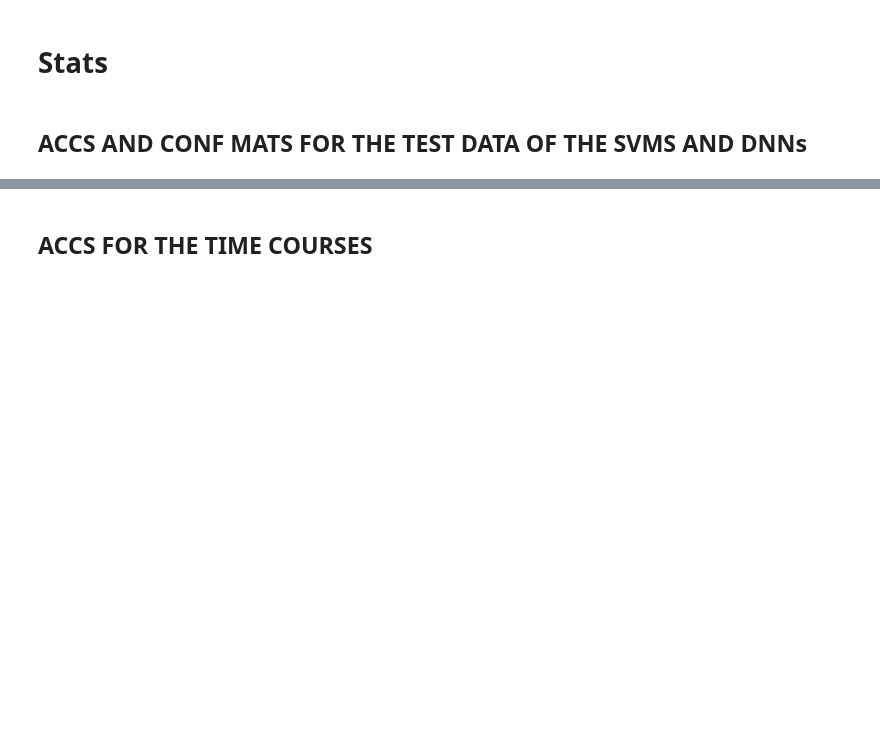
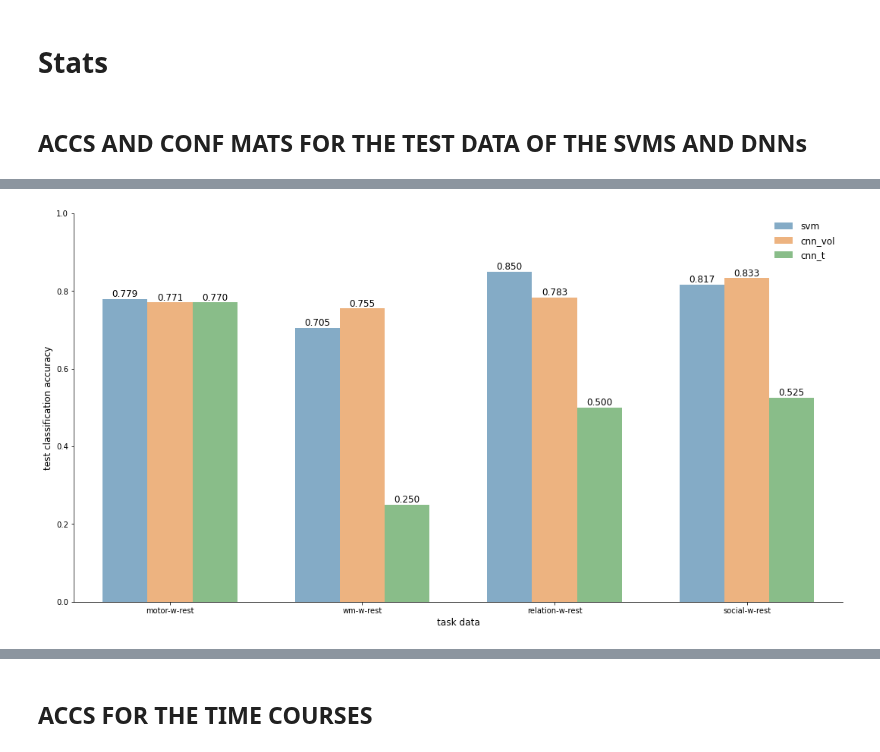
Before and after one commit to PhilippS893/thesis_code_and_analyses, a Jupyter notebook: 06_real-time_simulation/real-time_simulation.ipynb, the cells around one changed output, grey strips where cells are left out. Saved outputs shown, nothing was run; the diff lists cells and outputs as text; code cells hidden in the pictures; blank space fills up the shorter version.

Commit message:
added some real-time simulation things

```diff
--- a/06_real-time_simulation/real-time_simulation.ipynb
+++ b/06_real-time_simulation/real-time_simulation.ipynb
@@ -369,3 +372,11 @@ plt.rc('legend', fontsize=SMALL_SIZE)    # legend fontsize
 plt.rc('figure', titlesize=BIGGER_SIZE)  # fontsize of the figure title
 # %% [markdown]
 ## ACCS AND CONF MATS FOR THE TEST DATA OF THE SVMS AND DNNs
+# %%
+# svm accs
+df_svm = pd.read_csv("stats/svm_test_acc.csv")
+df_svm = df_svm[df_svm['condition'].str.contains("-w-", case=False)]
+df_svm = df_svm.drop(columns="n_samples")
+df_svm = df_svm.drop(df_svm[df_svm["condition"] == "multi-w-rest"].index)
+df_svm["model"] = "svm"
+df_svm
@@ -371,0 +409,23 @@ plt.rc('figure', titlesize=BIGGER_SIZE)  # fontsize of the figure title
+# %%
+# cnn_t accs
+tasks = ["motor", "wm", "relation", "social"]
+
+df_cnn_t = pd.DataFrame(columns=["acc", "condition", "model"])
+for i, task in enumerate(tasks):
+    if task == "wm":
+        t_model = BrainStateClassifier3d(f"../04_transfer_learning/models/from-scratch/WM_samplesize-120_seed-2020_fold-01")
+    if task == "social":
+        t_model = BrainStateClassifier3d(f"../04_transfer_learning/models/from-scratch/social_samplesize-120_seed-2020_fold-09")
+        t_model.config["class_labels"][-1] = "rnd"
+    if task == "relation":
+        t_model = BrainStateClassifier3d(f"../04_transfer_learning/models/from-scratch/relational_samplesize-120_seed-2020_fold-07")
+    if task == "motor":
+        t_model = BrainStateClassifier3d(f"../04_transfer_learning/models/from-scratch/motor_samplesize-120_seed-1224_fold-05")
+
+    # setup the dataset
+    test_data = DataLoader(NiftiDataset("../v-maps/test", t_model.config["class_labels"], 0, DEVICE, transform=ToTensor()), batch_size=5, shuffle=False)
+    _, tstats = t_model.fit(test_data, device=DEVICE, train=False)
+    df_test = pd.DataFrame(tstats.tolist(), columns=[*t_model.config["class_labels"], *["real", "predicted"]])
+    df_test.to_csv(f"stats/cnn_t_{task}_test_stats.csv", index=False)
+    acc = compute_accuracy(tstats[:, -2], tstats[:, -1])
+    df_cnn_t = pd.concat([df_cnn_t, pd.DataFrame({"acc": acc, "condition": f"{task}-w-rest", "model": "cnn_t"}, index=[i])])
@@ -371,0 +437,16 @@ plt.rc('figure', titlesize=BIGGER_SIZE)  # fontsize of the figure title
+# %%
+df_accs = pd.concat([df_svm, df_cnn_vol, df_cnn_t])
+fig, ax = plt.subplots(figsize=(15, 8))
+test = sns.barplot(ax=ax, data=df_accs, x="condition", y="acc", hue="model", alpha=.6, width=.7)
+ax.set_ylim([0, 1])
+ax.spines[["top", "right"]].set_visible(False)
+ax.legend(frameon=False)
+ax.set_ylabel("test classification accuracy")
+ax.set_xlabel("task data")
+for i in ax.containers:
+    ax.bar_label(i,fmt="%1.3f")
+
+fig.tight_layout()
+plt.savefig(f'figures/testset_accs.pdf', facecolor=fig.get_facecolor(), transparent=True)
+# %% [output]
+[figure, added]
```
Also changed, not shown: parts of 6 cells of this notebook, 10 other files.
